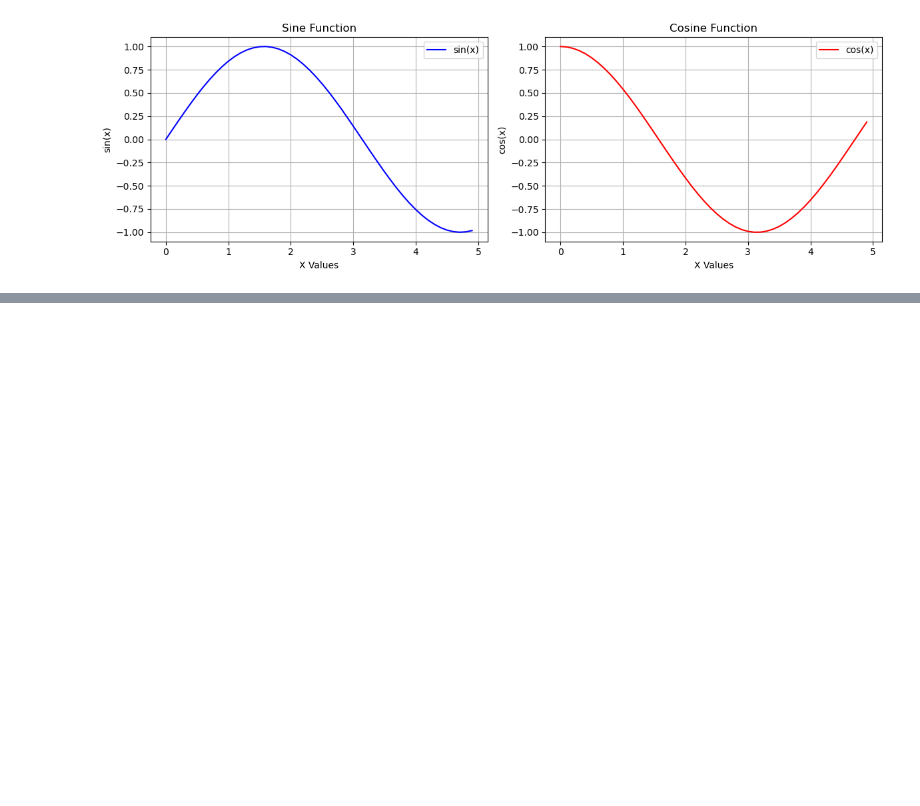
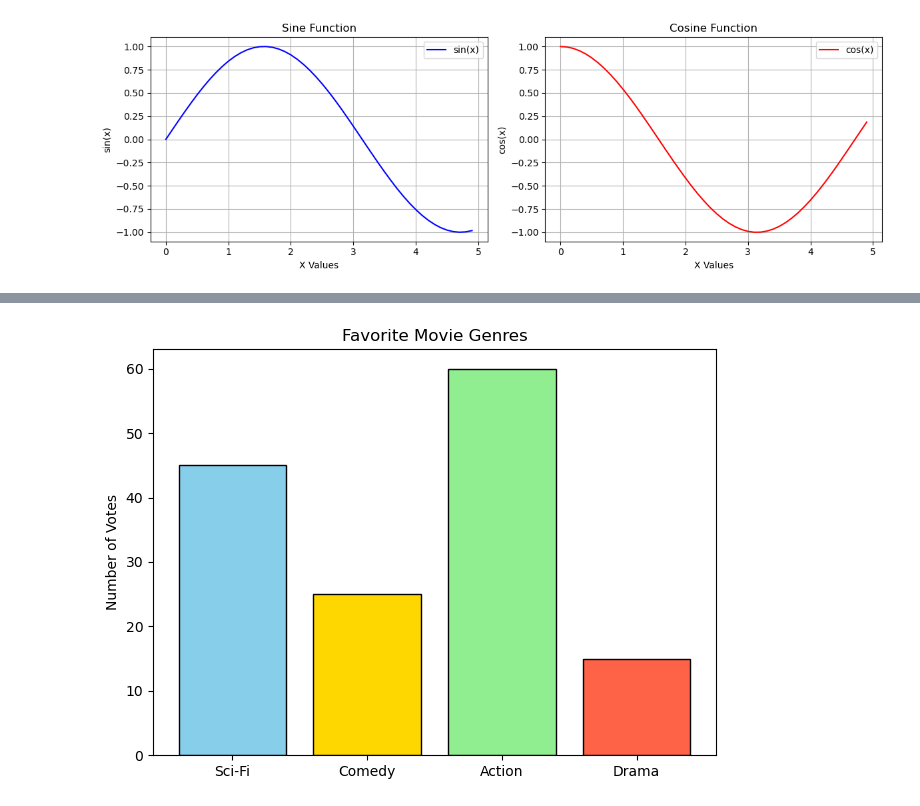
Before and after one commit to pythonai211225-rgb/01.07.2026, a Jupyter notebook: matplotlib1_01_07_2026.ipynb, the cells around one changed output, grey strips where cells are left out. Cells and saved outputs as stored; diff of their text form; code cells hidden in the pictures; blank space fills up the shorter version.

```diff
--- a/matplotlib1_01_07_2026.ipynb
+++ b/matplotlib1_01_07_2026.ipynb
@@ -166,0 +268,21 @@ y_exp = np.exp(x)  # Example additional function
+# %%
+import matplotlib.pyplot as plt
+
+# 1. Define the data
+movies = ['Sci-Fi', 'Comedy', 'Action', 'Drama']
+votes = [45, 25, 60, 15]
+
+# 2. Define a list of colors (one for each bar)
+bar_colors = ['skyblue', 'gold', 'lightgreen', 'tomato']
+
+# 3. Create the bar chart and apply the colors
+plt.bar(movies, votes, color=bar_colors, edgecolor='black')
+
+# 4. Add labels and make it look clean
+plt.ylabel('Number of Votes')
+plt.title('Favorite Movie Genres')
+
+plt.tight_layout() # Keeps everything fitting nicely!
+plt.show()
+# %% [output]
+[figure, added]
```
Also changed, not shown: parts of 8 cells of this notebook.
